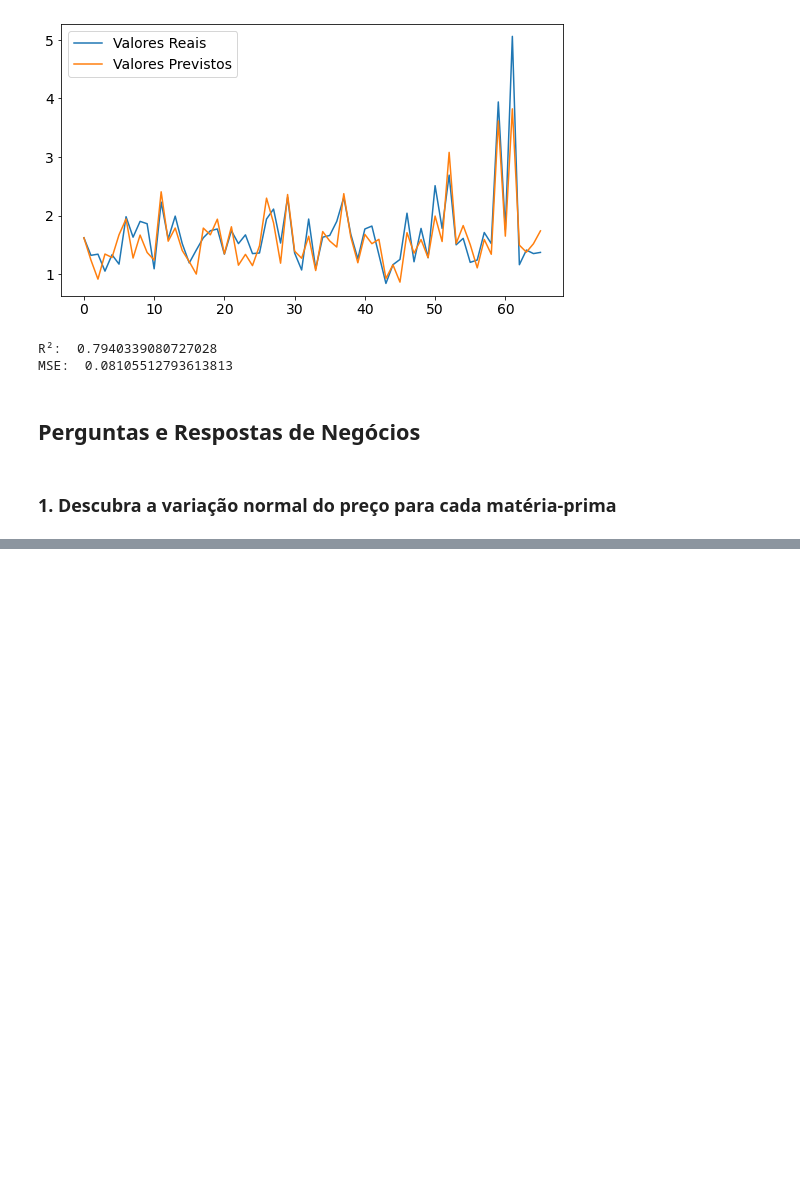
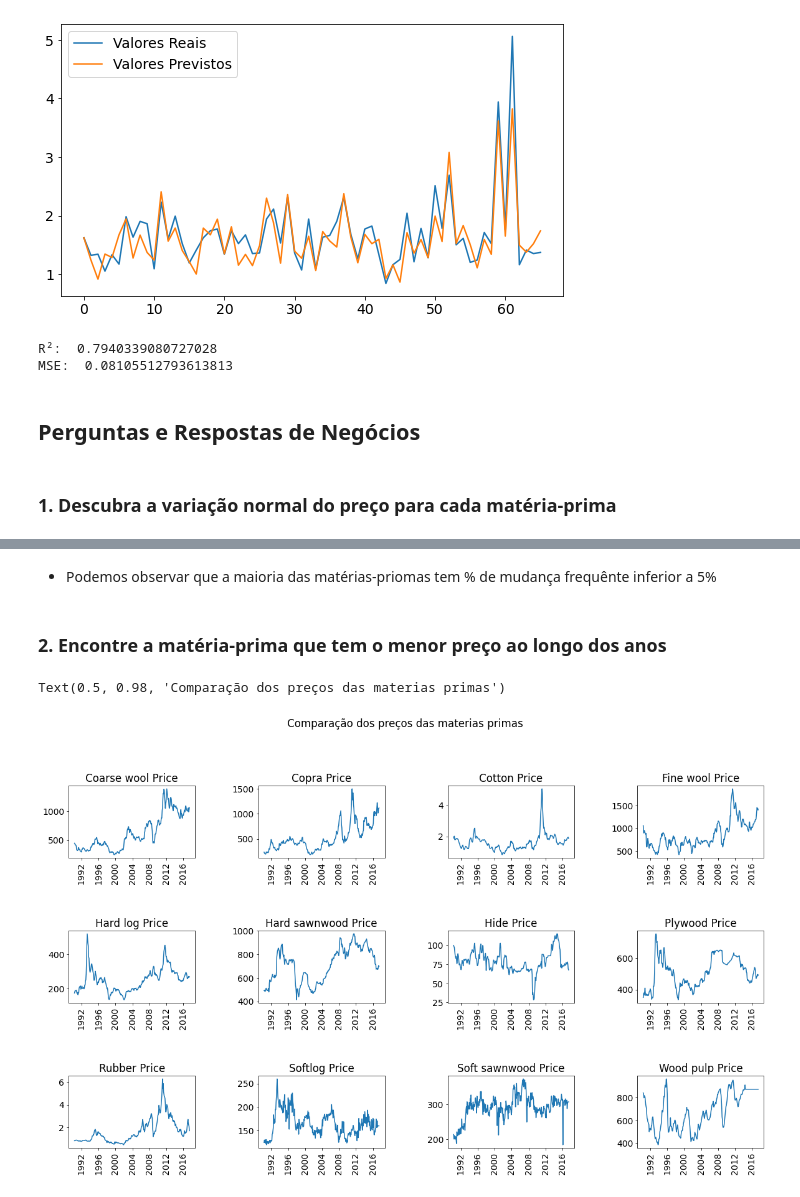
Before and after one commit to RaulOAlves/Agricultural_Raw_Material_prices_-1990_2020-, a Jupyter notebook: Agricultural_Raw_Material_prices_(1990_2020).ipynb, the cells around one changed output, grey strips where cells are left out. Cells and saved outputs as stored; diff of their text form; code cells hidden in the pictures; blank space fills up the shorter version.

```diff
--- a/Agricultural_Raw_Material_prices_(1990_2020).ipynb
+++ b/Agricultural_Raw_Material_prices_(1990_2020).ipynb
@@ -283,0 +284,16 @@ for i in range(len(changes)):
+# %% [markdown]
+* Podemos observar que a maioria das matérias-priomas tem % de mudança frequênte inferior a 5%
+# %% [markdown]
+### **2. Encontre a matéria-prima que tem o menor preço ao longo dos anos**
+# %%
+plt.figure(figsize=(20,15))
+for i in range(len(prices)):
+  plt.subplot(4,4,i+1)
+  plt.subplots_adjust(hspace=1, wspace=0.5)
+  plt.title(prices[i])
+  plt.plot(df[prices[i]])
+  plt.xticks(rotation=90)
+plt.suptitle('Comparação dos preços das materias primas')
+# %% [output]
+Text(0.5, 0.98, 'Comparação dos preços das materias primas')
+[figure, added]
```
Also changed, not shown: parts of 5 cells of this notebook.
